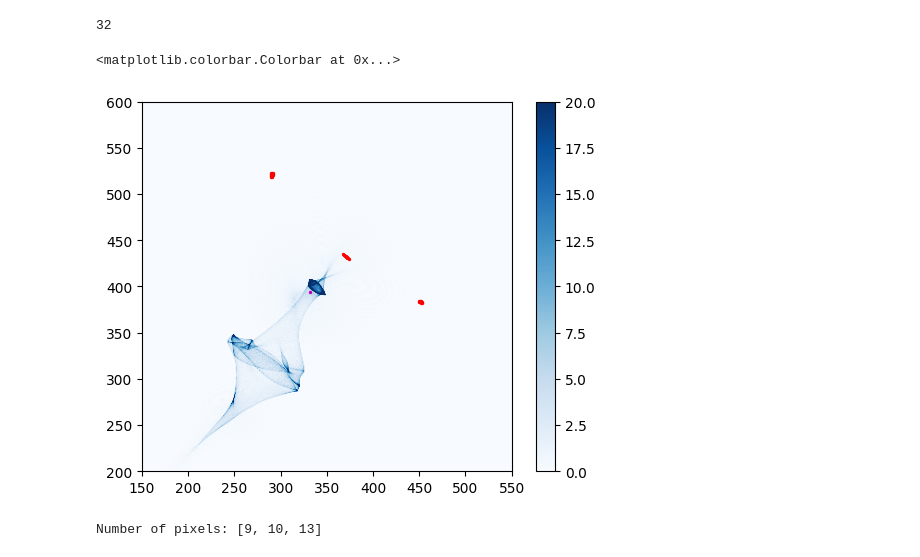
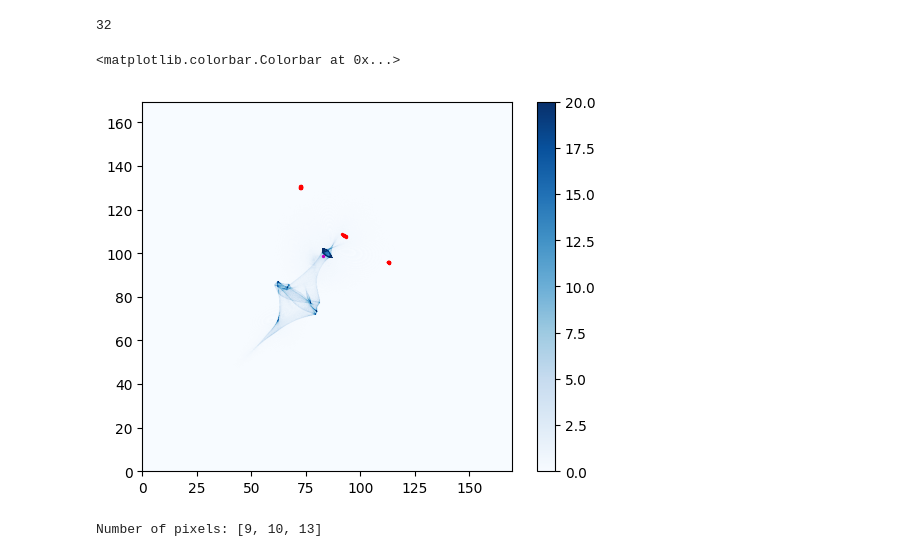
Before and after one commit to diceandcats/SURE-GW-lensing, a Jupyter notebook: Real stuffs/Real_lens.ipynb, the cells around one changed output. Drawn from its saved outputs; the diff is of its cells as text; code cells hidden in the pictures.

```diff
--- a/Real stuffs/Real_lens.ipynb
+++ b/Real stuffs/Real_lens.ipynb
@@ -14,6 +14,7 @@ hdul1 = fits.open(fits_filey)
 hdul_mag = fits.open(mag_file)
 hdul_img = fits.open(img_file)
 # %%
+pixscale = 0.25
 datax = hdul[0].data
 
 datay = hdul1[0].data
@@ -42,0 +31,9 @@ plt.colorbar()
+# %%
+size = datax.shape[0]
+datax = datax * pixscale
+datay = datay * pixscale
+plt.imshow(datax, cmap='Reds_r',extent=[0, size*pixscale, size*pixscale,0 ])
+plt.gca().invert_yaxis()
+datax = datax / pixscale
+datay = datay / pixscale
+plt.colorbar()
@@ -100,39 +100,39 @@ y_round, x_round = round(coord[1]), round(coord[0])
 # Pre-calculate possible matching rounded values for efficiency
 y_possible_rounds = {y_round, y_round - 1} if coord_y_r == 0.5 else {y_round}
 x_possible_rounds = {x_round, x_round - 1} if coord_x_r == 0.5 else {x_round}
 
 coordinates = []
 n = 0
 
 # Iterate over a pre-defined range, assuming alpha_y_2d and alpha_x_2d are indexed appropriately
 for i in range(size):
     for j in range(size):
         ycoord, xcoord = i - datay[i, j], j - datax[i, j]
         if round(ycoord) in y_possible_rounds and round(xcoord) in x_possible_rounds:
             coordinates.append((j, i))  # (x, y)
             n += 1
 
-plt.scatter([i[0] for i in coordinates], [i[1] for i in coordinates], c='r', s=2)
-plt.scatter(coord[0], coord[1], c='m', s=2)
+plt.scatter([i[0] * pixscale for i in coordinates], [i[1] * pixscale for i in coordinates], c='r', s=2)
+plt.scatter(coord[0]* pixscale, coord[1]* pixscale, c='m', s=2)
 print(n)
 
 
 '''for (i,j) in circle_coords:
 
     for point in img_coord_in_src_coord[i][j]:
         n+=1
         scatterx.append(point[1])
         scattery.append(point[0])'''
 
 
-plt.xlim(150,550)
-plt.ylim(200,600)
-plt.imshow(array_test, cmap='Blues', vmax=20)
+
+plt.imshow(array_test, cmap='Blues', vmax=20, extent=[0, size*pixscale, size*pixscale,0 ])
+plt.gca().invert_yaxis()
 plt.colorbar()
 # %% [output]
 32
 <matplotlib.colorbar.Colorbar at 0x...>
-[figure, old version]
+[figure, new version]
 # %%
 #Clustering
 from sklearn.cluster import DBSCAN
```
Also changed, not shown: parts of 8 cells of this notebook, 3 other files.
